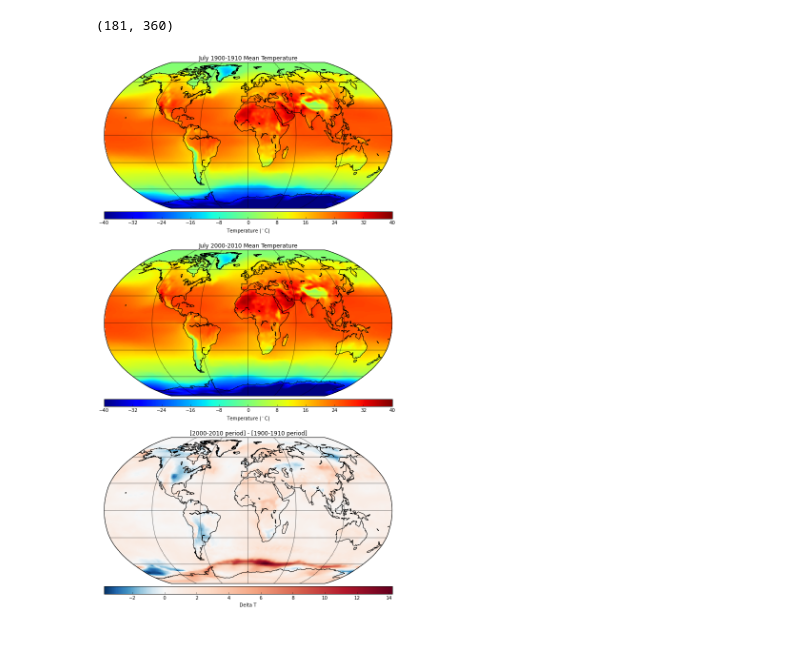
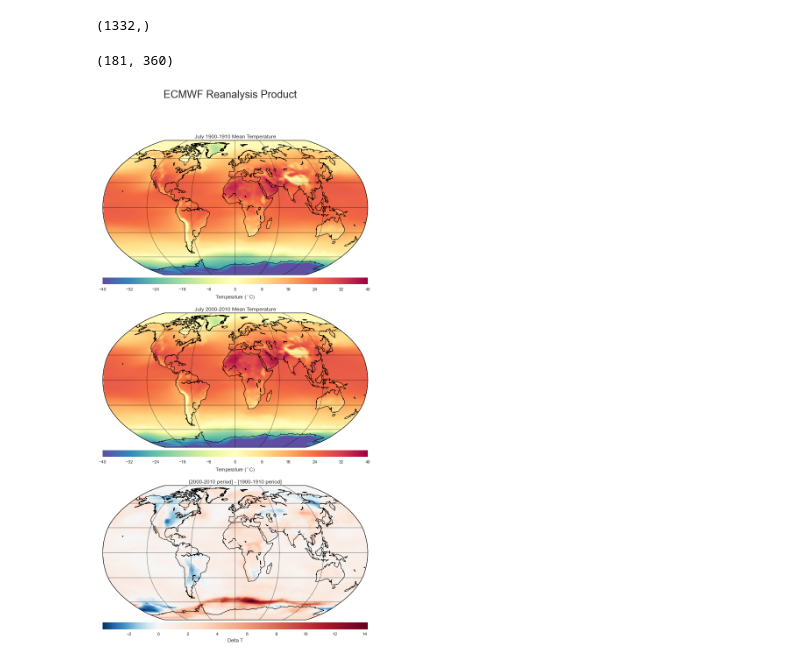
Before and after one commit to jstemmler/notebooks, a Jupyter notebook: deltaT/ecmwf_20c_deltaT.ipynb, the cells around one changed output. Drawn from its saved outputs; the diff is of its cells as text; code cells hidden in the pictures.

```diff
--- a/deltaT/ecmwf_20c_deltaT.ipynb
+++ b/deltaT/ecmwf_20c_deltaT.ipynb
@@ -28,4 +30,10 @@ post = (2000, 2010)
 month_name = calendar.month_name[month]
 # %%
 lons, lats = np.meshgrid(longitude, latitude)
+# %%
+months = np.array([d.month for d in dates])
+years = np.array([d.year for d in dates])
+months.shape
+# %% [output]
+(1332,)
 # %%
@@ -107,33 +112,35 @@ def make_basemap(ax):
 # %%
 fig, ax = plt.subplots(3, figsize=(13, 20))
 
+fig.suptitle('ECMWF Reanalysis Product', fontsize=24)
+
 m, ax[0] = make_basemap(ax[0])
 im = m.pcolormesh(lons, lats, pre_temps, latlon=True,
-                  vmin=-40, vmax=40)
+                  vmin=-40, vmax=40, cmap=cm.Spectral_r)
 cb = m.colorbar(im, 'bottom', size='5%', pad='2%')
 cb.set_label('Temperature ($^\circ$C)')
 ax[0].set_title("{} {}-{} Mean Temperature".format(month_name, pre[0], pre[1]))
 
 m, ax[1] = make_basemap(ax[1])
 im = m.pcolormesh(lons, lats, post_temps, latlon=True,
-                  vmin=-40, vmax=40)
+                  vmin=-40, vmax=40, cmap=cm.Spectral_r)
 cb = m.colorbar(im, 'bottom', size='5%', pad='2%')
 cb.set_label('Temperature ($^\circ$C)')
 ax[1].set_title("{} {}-{} Mean Temperature".format(month_name, post[0], post[1]))
 
 m, ax[2] = make_basemap(ax[2])
 midpoint = abs(min(delta_t.ravel())) / (max(delta_t.ravel()) - min(delta_t.ravel()))
 im = m.pcolormesh(lons, lats, delta_t, latlon=True,
                   cmap=shiftedColorMap(cm.RdBu_r, midpoint=midpoint))
 cb = m.colorbar(im, 'bottom', size='5%', pad='2%')
 cb.set_label('Delta T')
 ax[2].set_title("[{}-{} period] - [{}-{} period]"
                 .format(post[0], post[1], pre[0], pre[1]))
 
 figname = 'ECMWF/{}_{}-{}.png'.format(month_name, pre[0], post[1])
 fig.savefig(figname, dpi=300)
 # %% [output]
-[figure, old version]
+[figure, new version]
 # %%
 fig, ax = plt.subplots(figsize=(8, 5))
 
```
Also changed, not shown: parts of 3 cells of this notebook, 1 other file.
